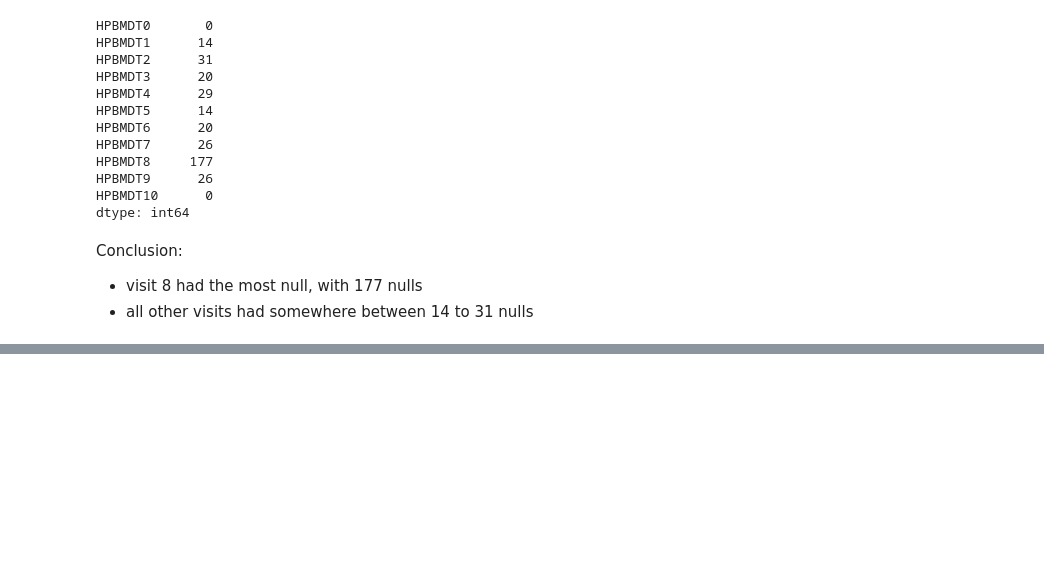
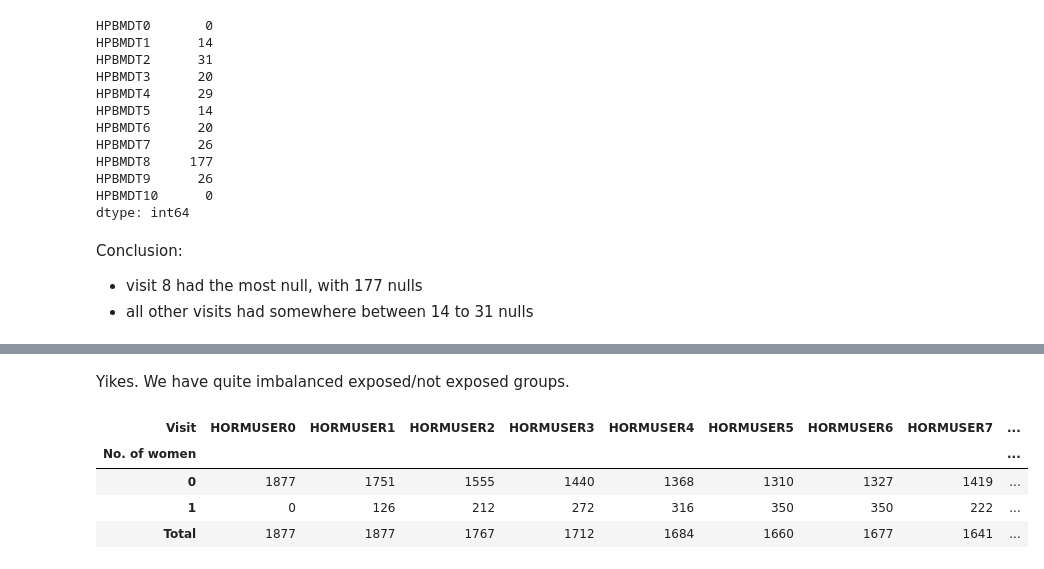
Before and after one commit to c6shi/hormone-use-bmd, a Jupyter notebook: eda.ipynb, the cells around one changed output, grey strips where cells are left out. Saved outputs shown, nothing was run; the diff lists cells and outputs as text; code cells hidden in the pictures; blank space fills up the shorter version.

```diff
--- a/eda.ipynb
+++ b/eda.ipynb
@@ -444,0 +469,3 @@ Conclusion:
+# %%
+hormuser = ['HORMUSER' + str(i) for i in range(0, 11)]
+data_no_null_hormuser[hormuser]
@@ -444,0 +485,18 @@ Conclusion:
+# %% [markdown]
+Yikes. We have quite imbalanced exposed/not exposed groups.
+# %%
+test = pd.melt(data_no_null_hormuser[hormuser]).reset_index().groupby(['value', 'variable']).count().reset_index()
+test_counts = pd.pivot_table(test, values='index', index='value', columns='variable', aggfunc='sum')
+test_counts.loc['Total'] = test_counts.sum()
+test_counts['HORMUSER10'] = test_counts.pop('HORMUSER10')
+test_counts.index.names = ['No. of women']
+test_counts.columns.names = ['Visit']
+test_counts.reset_index(inplace=True)
+test_counts.loc[:, 'No. of women'] = [0, 1, 'Total']
+test_counts.set_index('No. of women').fillna(0).astype(int)
+# %% [output]
+| Visit | HORMUSER0 | HORMUSER1 | HORMUSER2 | HORMUSER3 | HORMUSER4 | HORMUSER5 | HORMUSER6 | HORMUSER7 | ... |
+| No. of women |  |  |  |  |  |  |  |  | ... |
+| 0 | 1877 | 1751 | 1555 | 1440 | 1368 | 1310 | 1327 | 1419 | ... |
+| 1 | 0 | 126 | 212 | 272 | 316 | 350 | 350 | 222 | ... |
+| Total | 1877 | 1877 | 1767 | 1712 | 1684 | 1660 | 1677 | 1641 | ... |
```
Also changed, not shown: parts of 16 cells of this notebook, 6 other files.
